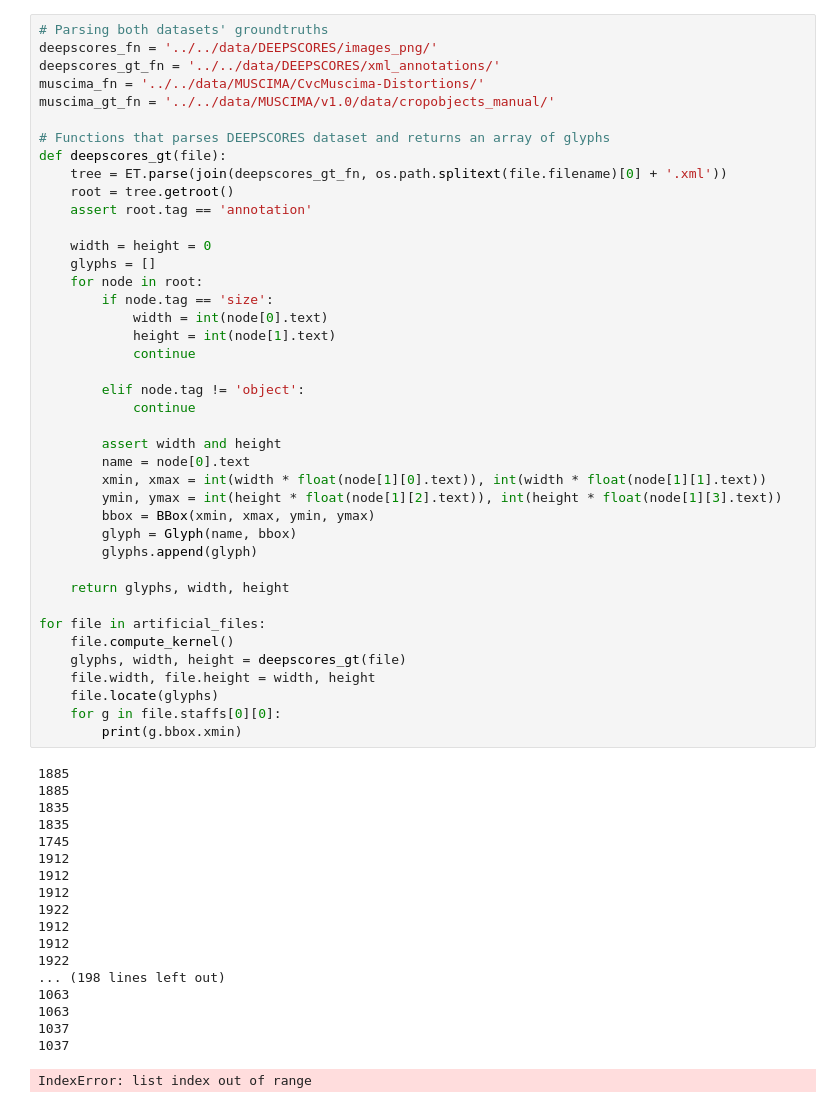
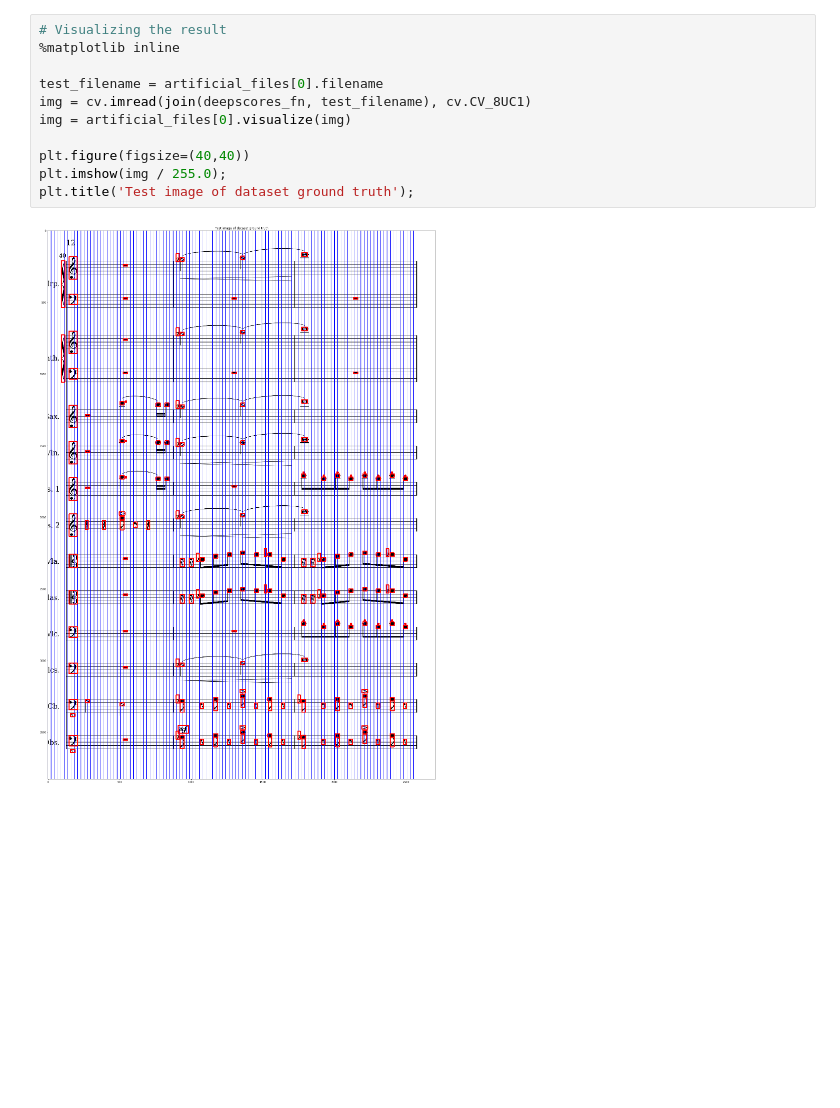
Before and after one commit to ferasboulala/auto-score, a Jupyter notebook: notebooks/auto-score.ipynb, the cells around one changed output. Cells and saved outputs as stored; diff of their text form; blank space fills up the shorter version.

Commit message:
Progressed on dataset creation in python

```diff
--- a/notebooks/auto-score.ipynb
+++ b/notebooks/auto-score.ipynb
@@ -85,60 +152,13 @@ handwritten_files = [staff_xml(join(handwritten_fn, f)) for f in handwritten_fil
-# %%
-# Parsing both datasets' groundtruths
-deepscores_fn = '../../data/DEEPSCORES/images_png/'
-deepscores_gt_fn = '../../data/DEEPSCORES/xml_annotations/'
-muscima_fn = '../../data/MUSCIMA/CvcMuscima-Distortions/'
-muscima_gt_fn = '../../data/MUSCIMA/v1.0/data/cropobjects_manual/'
-
-# Functions that parses DEEPSCORES dataset and returns an array of glyphs
-def deepscores_gt(file):
-    tree = ET.parse(join(deepscores_gt_fn, os.path.splitext(file.filename)[0] + '.xml'))
-    root = tree.getroot()
-    assert root.tag == 'annotation'
-
-    width = height = 0
-    glyphs = []
-    for node in root:
-        if node.tag == 'size':
-            width = int(node[0].text)
-            height = int(node[1].text)
-            continue
-
-        elif node.tag != 'object':
-            continue
-
-        assert width and height
-        name = node[0].text
-        xmin, xmax = int(width * float(node[1][0].text)), int(width * float(node[1][1].text))
-        ymin, ymax = int(height * float(node[1][2].text)), int(height * float(node[1][3].text))
-        bbox = BBox(xmin, xmax, ymin, ymax)
-        glyph = Glyph(name, bbox)
-        glyphs.append(glyph)
-
-    return glyphs, width, height
-
-for file in artificial_files:
-    file.compute_kernel()
-    glyphs, width, height = deepscores_gt(file)
-    file.width, file.height = width, height
-    file.locate(glyphs)
-    for g in file.staffs[0][0]:
-        print(g.bbox.xmin)
-# %% [output]
-1885
-1885
-1835
-1835
-1745
-1912
-1912
-1912
-1922
-1912
-1912
-1922
-... (198 lines left out)
-1063
-1063
-1037
-1037
-IndexError: list index out of range
+# %%
+# Visualizing the result
+%matplotlib inline
+
+test_filename = artificial_files[0].filename
+img = cv.imread(join(deepscores_fn, test_filename), cv.CV_8UC1)
+img = artificial_files[0].visualize(img)
+
+plt.figure(figsize=(40,40))
+plt.imshow(img / 255.0);
+plt.title('Test image of dataset ground truth');
+# %% [output]
+[figure, added]
```
Also changed, not shown: parts of 4 cells of this notebook.
